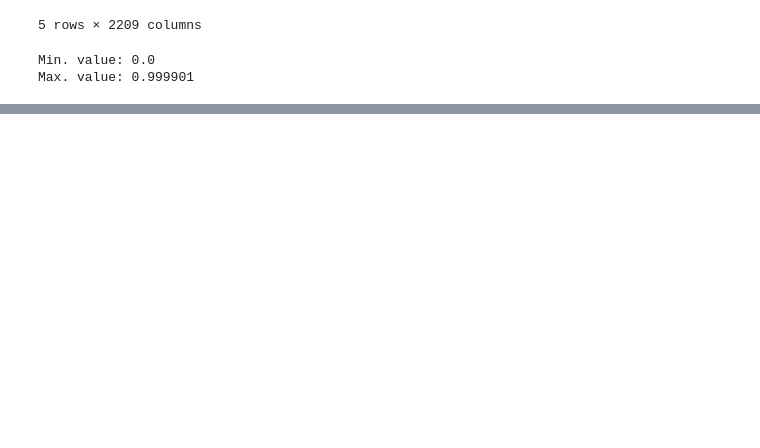
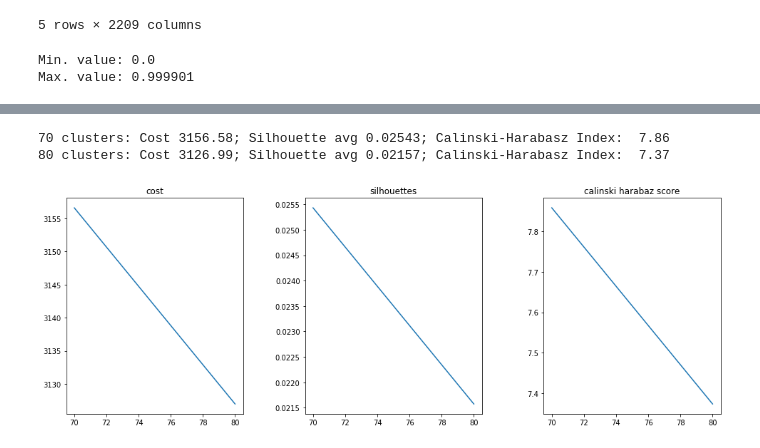
Before and after one commit to rossanez/MO444-2s2017, a Jupyter notebook: Trab03/MO444_2017_Trab03_Grupo05.ipynb, the cells around one changed output, grey strips where cells are left out. Cells and saved outputs as stored; diff of their text form; code cells hidden in the pictures; blank space fills up the shorter version.

```diff
--- a/Trab03/MO444_2017_Trab03_Grupo05.ipynb
+++ b/Trab03/MO444_2017_Trab03_Grupo05.ipynb
@@ -143,2 +215,9 @@ f.show()
+# %%
+# Run again in transformed data
+models, labels = runKmeansForMultipleCentroids(transformed_data)
+# %% [output]
+70 clusters: Cost 3156.58; Silhouette avg 0.02543; Calinski-Harabasz Index:  7.86
+80 clusters: Cost 3126.99; Silhouette avg 0.02157; Calinski-Harabasz Index:  7.37
+[figure, added]
 # %%
 # Chosen number of centroids
```
Also changed, not shown: parts of 12 cells of this notebook.
